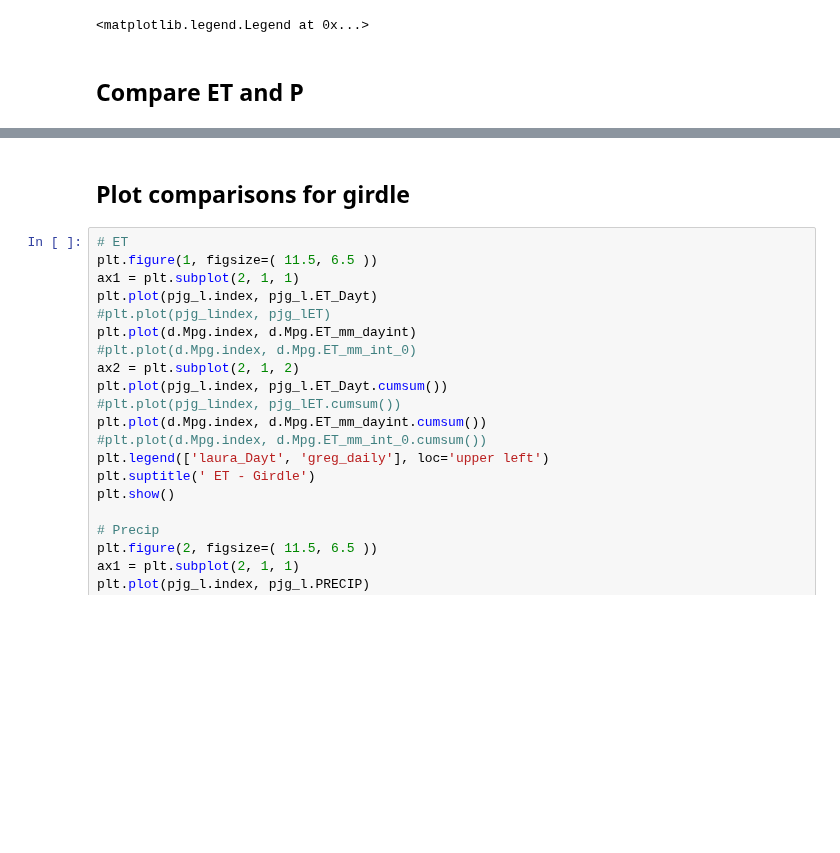
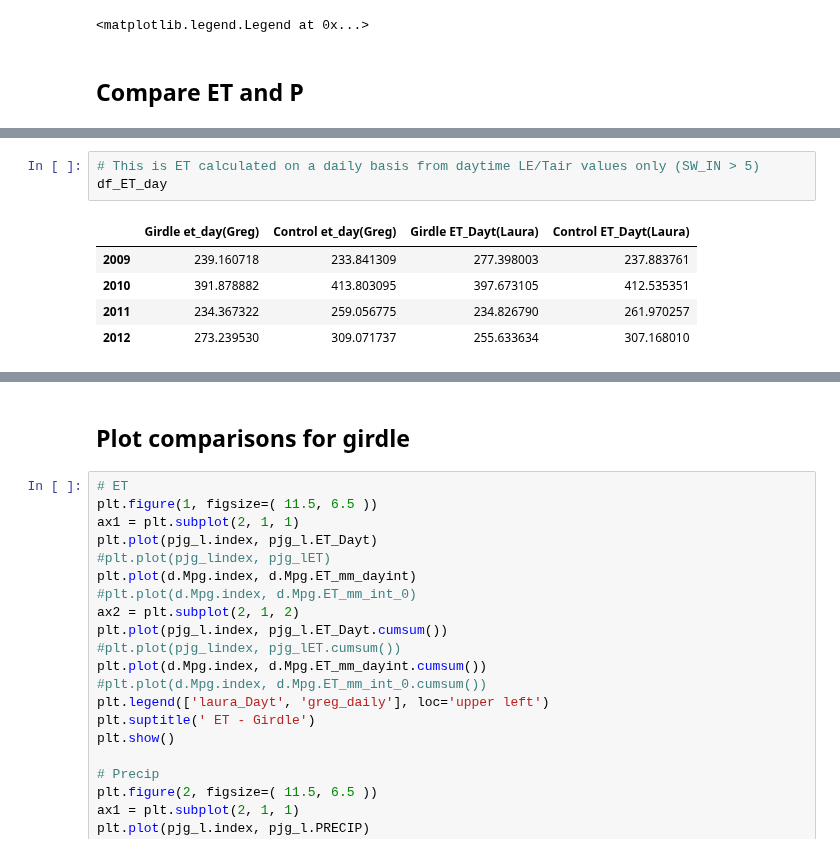
Before and after one commit to gremau/NMEG_miscellany, a Jupyter notebook: jupyter/laura_vs_greg.ipynb, the cells around one changed output, grey strips where cells are left out. Cells and saved outputs as stored; diff of their text form; blank space fills up the shorter version.

```diff
--- a/jupyter/laura_vs_greg.ipynb
+++ b/jupyter/laura_vs_greg.ipynb
@@ -183,0 +240,9 @@ df_P
+# %%
+# This is ET calculated on a daily basis from daytime LE/Tair values only (SW_IN > 5)
+df_ET_day
+# %% [output]
+|  | Girdle et_day(Greg) | Control et_day(Greg) | Girdle ET_Dayt(Laura) | Control ET_Dayt(Laura) |
+| 2009 | 239.160718 | 233.841309 | 277.398003 | 237.883761 |
+| 2010 | 391.878882 | 413.803095 | 397.673105 | 412.535351 |
+| 2011 | 234.367322 | 259.056775 | 234.826790 | 261.970257 |
+| 2012 | 273.239530 | 309.071737 | 255.633634 | 307.168010 |
```
Also changed, not shown: parts of 30 cells of this notebook.
